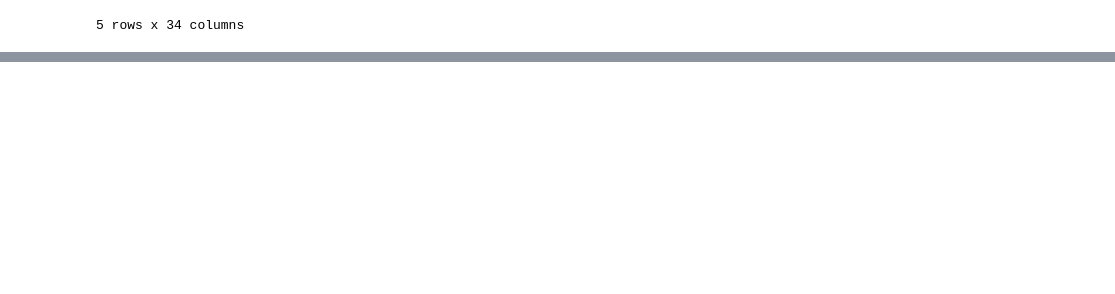
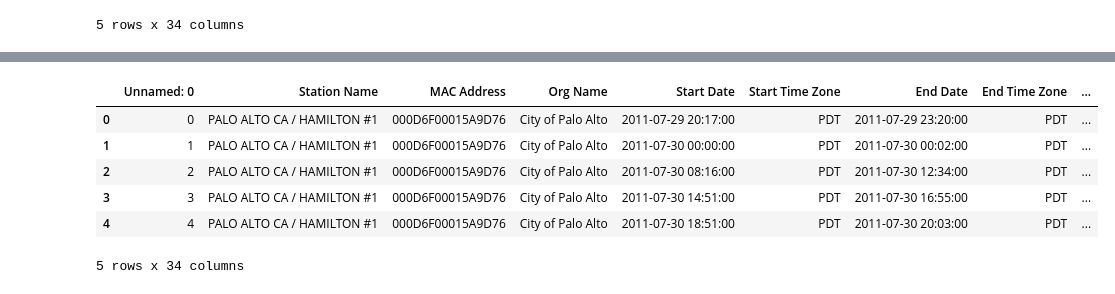
Before and after one commit to Jungar111/Bachelor2021, a Jupyter notebook: DataPrep/DataBucketsTest.ipynb, the cells around one changed output, grey strips where cells are left out. Drawn from its saved outputs; the diff is of its cells as text; code cells hidden in the pictures; blank space fills up the shorter version.

```diff
--- a/DataPrep/DataBucketsTest.ipynb
+++ b/DataPrep/DataBucketsTest.ipynb
@@ -83,0 +112,10 @@ testdf.head()
+# %%
+df.head()
+# %% [output]
+|  | Unnamed: 0 | Station Name | MAC Address | Org Name | Start Date | Start Time Zone | End Date | End Time Zone | ... |
+| 0 | 0 | PALO ALTO CA / HAMILTON #1 | 000D6F00015A9D76 | City of Palo Alto | 2011-07-29 20:17:00 | PDT | 2011-07-29 23:20:00 | PDT | ... |
+| 1 | 1 | PALO ALTO CA / HAMILTON #1 | 000D6F00015A9D76 | City of Palo Alto | 2011-07-30 00:00:00 | PDT | 2011-07-30 00:02:00 | PDT | ... |
+| 2 | 2 | PALO ALTO CA / HAMILTON #1 | 000D6F00015A9D76 | City of Palo Alto | 2011-07-30 08:16:00 | PDT | 2011-07-30 12:34:00 | PDT | ... |
+| 3 | 3 | PALO ALTO CA / HAMILTON #1 | 000D6F00015A9D76 | City of Palo Alto | 2011-07-30 14:51:00 | PDT | 2011-07-30 16:55:00 | PDT | ... |
+| 4 | 4 | PALO ALTO CA / HAMILTON #1 | 000D6F00015A9D76 | City of Palo Alto | 2011-07-30 18:51:00 | PDT | 2011-07-30 20:03:00 | PDT | ... |
+5 rows x 34 columns
```
Also changed, not shown: parts of 5 cells of this notebook, 33 other files.
